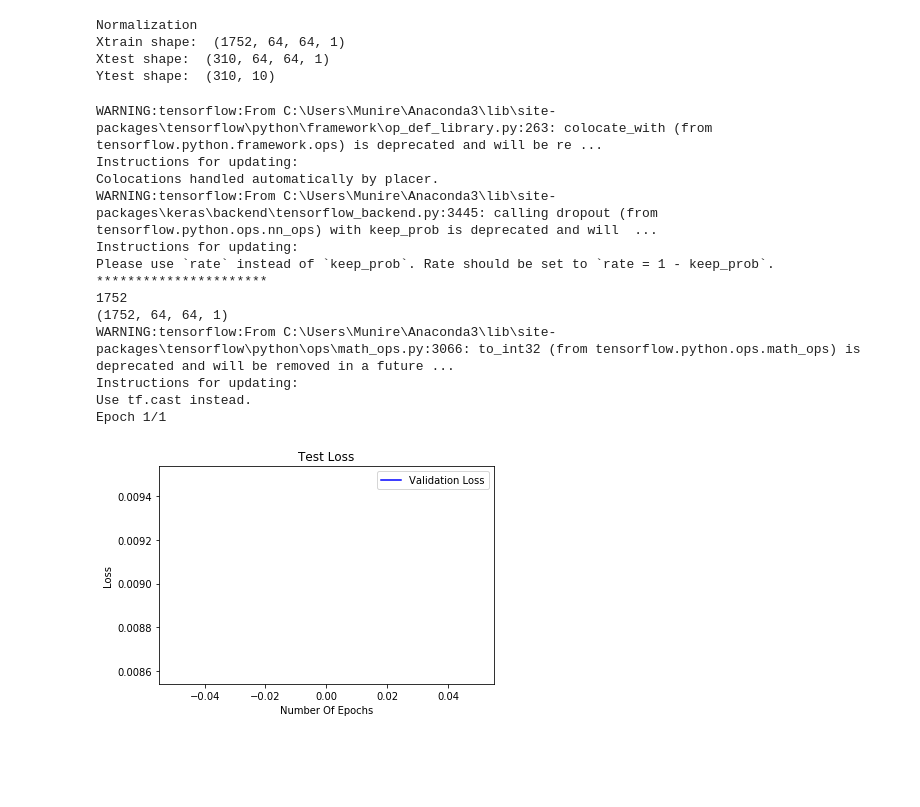
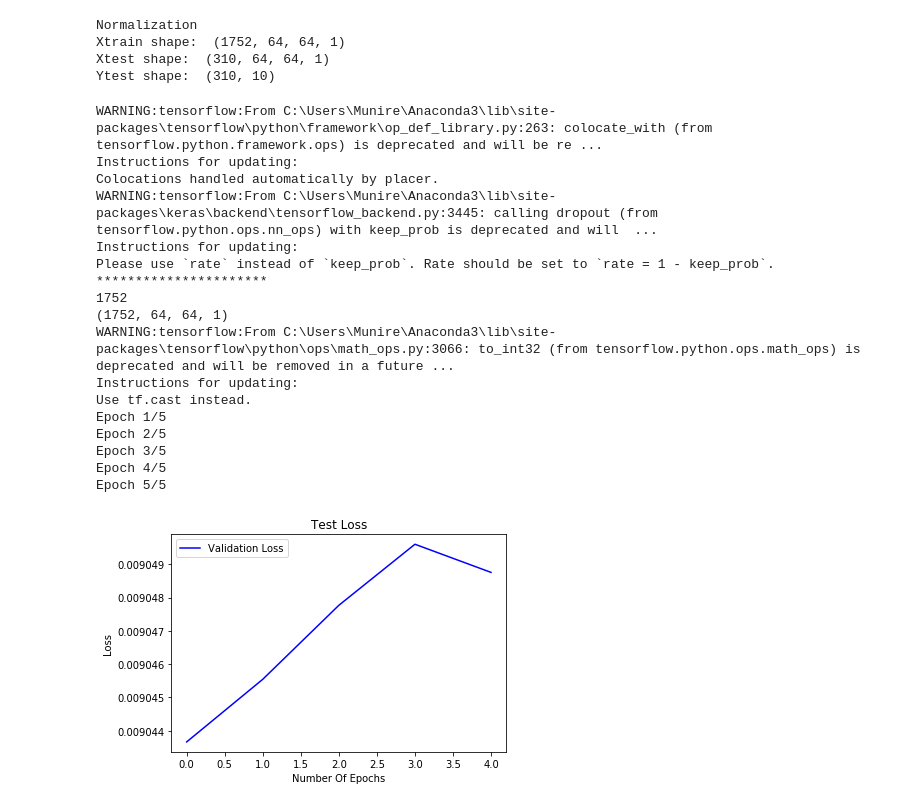
Before and after one commit to Mnrsrc/PyCharm, a Jupyter notebook: PyCharmFirst/cnndigit01.ipynb, the cells around one changed output. Drawn from its saved outputs; the diff is of its cells as text; code cells hidden in the pictures; blank space fills up the shorter version.

Commit message:
epoch=5, batch size=5

```diff
--- a/PyCharmFirst/cnndigit01.ipynb
+++ b/PyCharmFirst/cnndigit01.ipynb
@@ -132,8 +132,8 @@ learningOptimizer=Adam(lr=0.001,beta_1=0.9,beta_2=0.999)
 #Compile Model
 learningModel.compile(optimizer=learningOptimizer,loss="categorical_crossentropy",metrics=["accuracy"])
 #Epochs and Batch Size
-epoch=1
-batchSize=1
+epoch=5
+batchSize=5
 #Data Augmentation
 dataGeneration=ImageDataGenerator(featurewise_center=False,samplewise_center=False,
                                   featurewise_std_normalization=False, samplewise_std_normalization=False,
@@ -146,35 +146,39 @@ print(len(Xtrain))
 print(Xtrain.shape)
 
 #Fit the Model
 """history = model.fit_generator(datagen.flow(X_train,Y_train, batch_size=batch_size),
                               epochs = epochs, validation_data = (X_val,Y_val), steps_per_epoch=X_train.shape[0] // batch_size)
 """
 modelProcess=learningModel.fit_generator(dataGeneration.flow(Xtrain,Ytrain,batch_size=batchSize),
                                          epochs=epoch,validation_data = (Xtest,Ytest),
                                          steps_per_epoch=Xtrain.shape[0])
 #Evaluate the Model
 
 plt.plot(modelProcess.history['val_loss'],color="b", label="Validation Loss")
 plt.title("Test Loss")
 plt.xlabel("Number Of Epochs")
 plt.ylabel("Loss")
 plt.legend()
 plt.show()
 # %% [output]
 WARNING:tensorflow:From C:\Users\Munire\Anaconda3\lib\site-packages\tensorflow\python\framework\op_def_library.py:263: colocate_with (from tensorflow.python.framework.ops) is deprecated and will be re ...
 Instructions for updating:
 Colocations handled automatically by placer.
 WARNING:tensorflow:From C:\Users\Munire\Anaconda3\lib\site-packages\keras\backend\tensorflow_backend.py:3445: calling dropout (from tensorflow.python.ops.nn_ops) with keep_prob is deprecated and will  ...
 Instructions for updating:
 Please use `rate` instead of `keep_prob`. Rate should be set to `rate = 1 - keep_prob`.
 **********************
 1752
 (1752, 64, 64, 1)
 WARNING:tensorflow:From C:\Users\Munire\Anaconda3\lib\site-packages\tensorflow\python\ops\math_ops.py:3066: to_int32 (from tensorflow.python.ops.math_ops) is deprecated and will be removed in a future ...
 Instructions for updating:
 Use tf.cast instead.
-Epoch 1/1
+Epoch 1/5
+Epoch 2/5
+Epoch 3/5
+Epoch 4/5
+Epoch 5/5
-[figure, old version]
+[figure, new version]
 # %%
 #Evaluate the Model with Confusion Matrix
 import seaborn as sns
```
Also changed, not shown: parts of 1 cell of this notebook.
